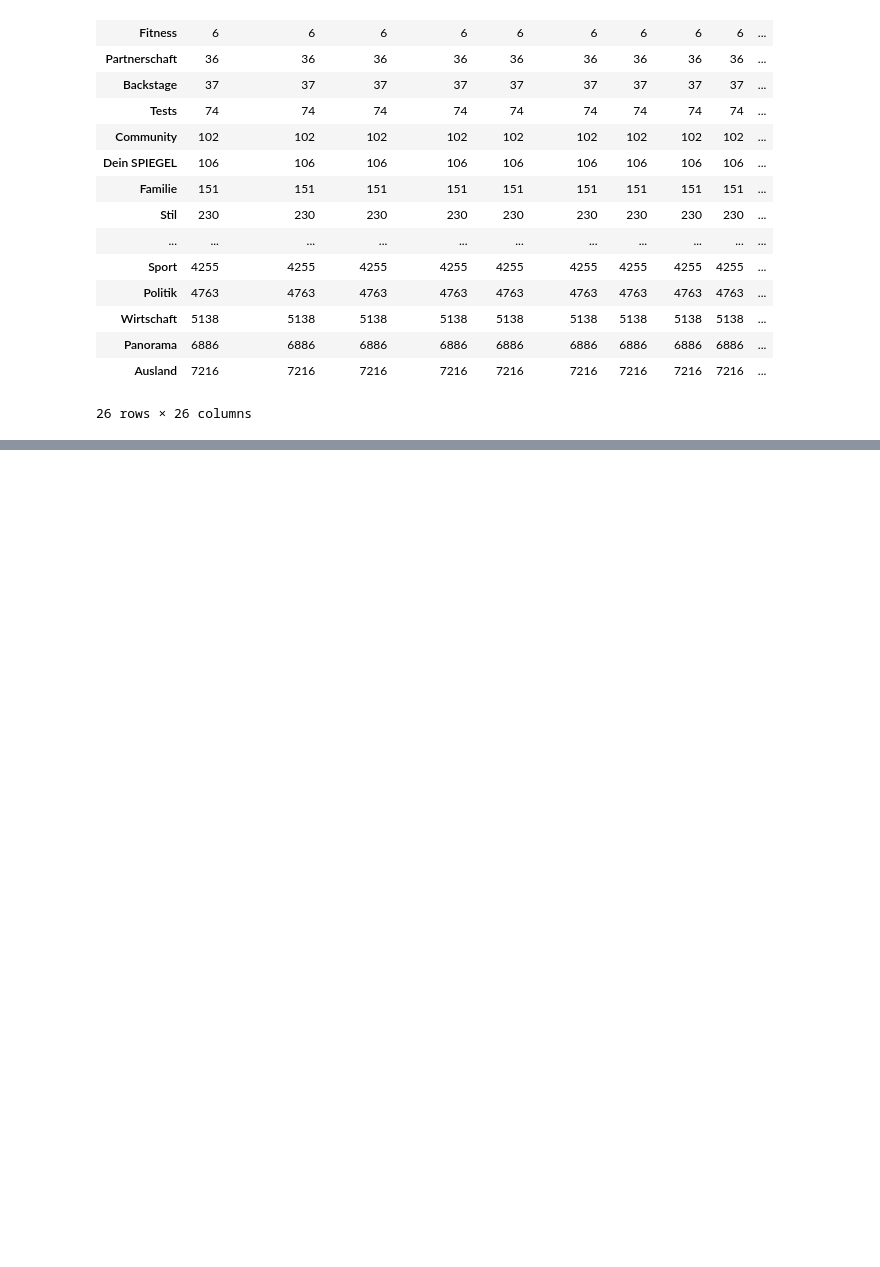
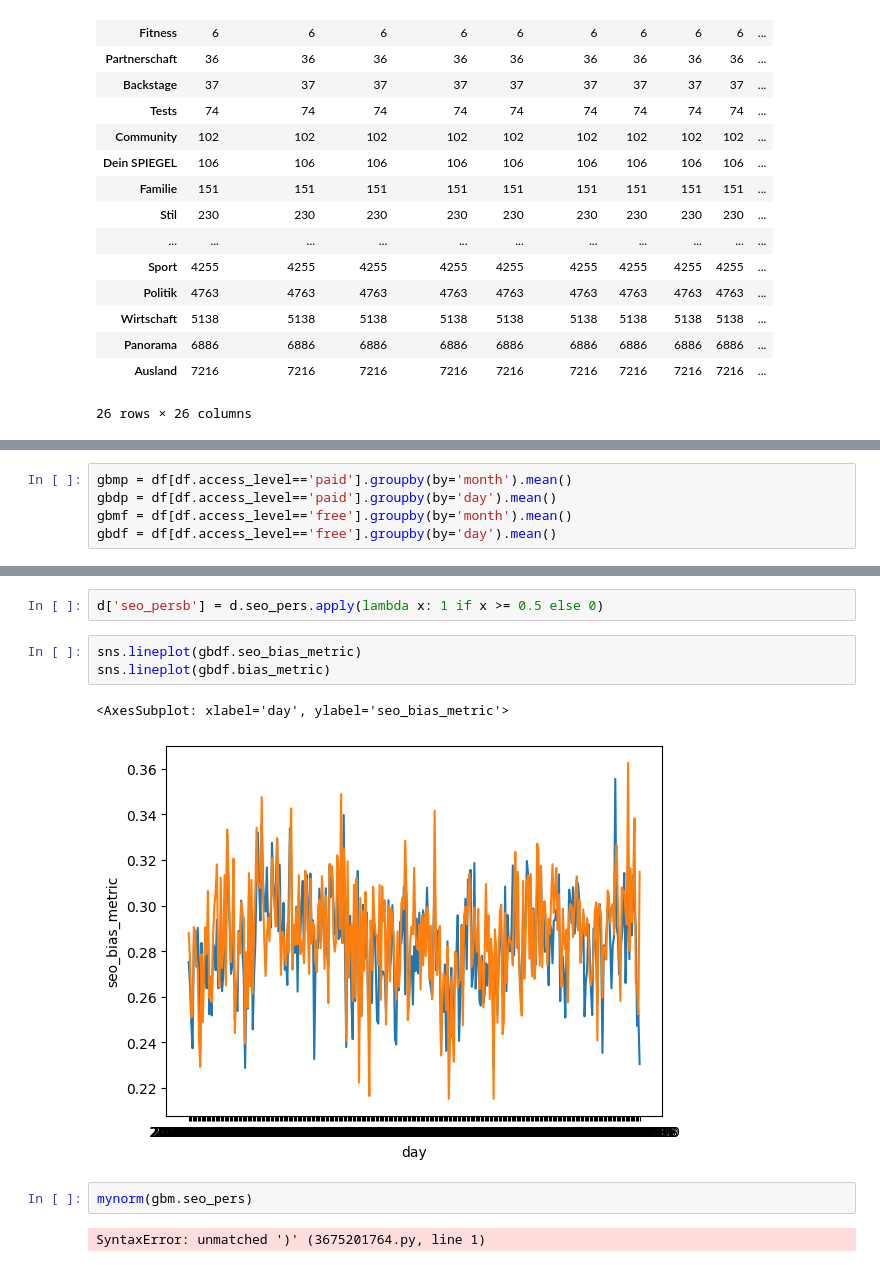
Before and after one commit to horychtom/predicting-users, a Jupyter notebook: notebooks/dataset_versions.ipynb, the cells around one changed output, grey strips where cells are left out. Drawn from its saved outputs; the diff is of its cells as text; blank space fills up the shorter version.

```diff
--- a/notebooks/dataset_versions.ipynb
+++ b/notebooks/dataset_versions.ipynb
@@ -71,0 +78,5 @@ d[d.channel.isin(['Ausland','Panorama','Politik'])]
+# %%
+gbmp = df[df.access_level=='paid'].groupby(by='month').mean()
+gbdp = df[df.access_level=='paid'].groupby(by='day').mean()
+gbmf = df[df.access_level=='free'].groupby(by='month').mean()
+gbdf = df[df.access_level=='free'].groupby(by='day').mean()
@@ -71,0 +104,12 @@ d[d.channel.isin(['Ausland','Panorama','Politik'])]
+# %%
+d['seo_persb'] = d.seo_pers.apply(lambda x: 1 if x >= 0.5 else 0)
+# %%
+sns.lineplot(gbdf.seo_bias_metric)
+sns.lineplot(gbdf.bias_metric)
+# %% [output]
+<AxesSubplot: xlabel='day', ylabel='seo_bias_metric'>
+[figure, added]
+# %%
+mynorm(gbm.seo_pers)
+# %% [output]
+SyntaxError: unmatched ')' (3675201764.py, line 1)
```
Also changed, not shown: parts of 41 cells of this notebook, 1 other file.
